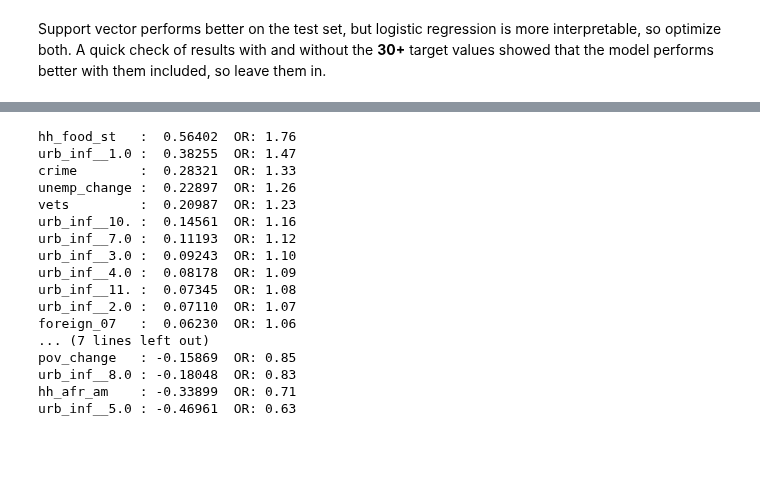
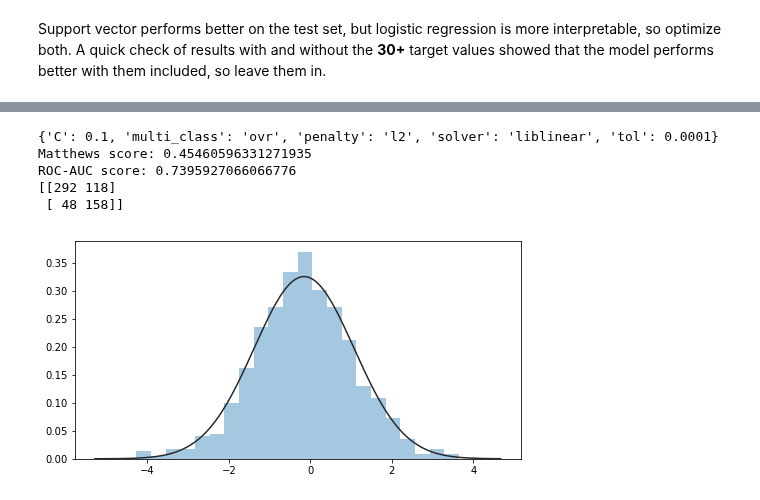
Before and after one commit to vincegiorno/drug_deaths, a Jupyter notebook: drug_deaths.ipynb, the cells around one changed output, grey strips where cells are left out. Drawn from its saved outputs; the diff is of its cells as text; code cells hidden in the pictures; blank space fills up the shorter version.

Commit message:
adjust for new results with stratified train-test split

```diff
--- a/drug_deaths.ipynb
+++ b/drug_deaths.ipynb
@@ -1043,3 +929,0 @@ The scores are close to each other and to those with the extreme outliers remove
-# %%
-residuals = model.best_estimator_.decision_function(X_test)
-sns.distplot(residuals, fit=norm, kde=False)
@@ -1049,3 +929,0 @@ sns.distplot(residuals, fit=norm, kde=False)
-# %%
-residuals = model2.best_estimator_.decision_function(X_test)
-sns.distplot(residuals, fit=norm, kde=False)
@@ -1080,23 +929,0 @@ hh_afr_am    : -0.34119  OR: 0.71
-# %%
-feature_rank = zip(X_train.columns, model2.best_estimator_.coef_[0])
-results = sorted(feature_rank, key=lambda tup: tup[1], reverse=True)
-for f, r in results:
-    print('{:13.12}: {:8.5f}  OR:{:5.2f} '.format(f, r, np.exp(r)))
-# %% [output]
-hh_food_st   :  0.56402  OR: 1.76
-urb_inf__1.0 :  0.38255  OR: 1.47
-crime        :  0.28321  OR: 1.33
-unemp_change :  0.22897  OR: 1.26
-vets         :  0.20987  OR: 1.23
-urb_inf__10. :  0.14561  OR: 1.16
-urb_inf__7.0 :  0.11193  OR: 1.12
-urb_inf__3.0 :  0.09243  OR: 1.10
-urb_inf__4.0 :  0.08178  OR: 1.09
-urb_inf__11. :  0.07345  OR: 1.08
-urb_inf__2.0 :  0.07110  OR: 1.07
-foreign_07   :  0.06230  OR: 1.06
-... (7 lines left out)
-pov_change   : -0.15869  OR: 0.85
-urb_inf__8.0 : -0.18048  OR: 0.83
-hh_afr_am    : -0.33899  OR: 0.71
-urb_inf__5.0 : -0.46961  OR: 0.63
@@ -1102,0 +934,32 @@ urb_inf__5.0 : -0.46961  OR: 0.63
+# %%
+def optimize(clf, params, X, Y, t_size, rand):
+    X_train, X_test, Y_train, Y_test = train_test_split(X, Y, test_size=t_size, random_state=rand, stratify=Y)
+    model = GridSearchCV(clf, param_grid=params, scoring=matthews)
+    model.fit(robust.fit_transform(X_train), Y_train)
+    print('Optimal parameters: {}'.format(model.best_params_))
+    Xr_test = robust.fit_transform(X_test)
+    preds = model.predict(Xr_test)
+    print('Matthews score: {}'.format(matthews_corrcoef(Y_test, preds)))
+    Y_binary = [1 if p == '16-31.9' else 0 for p in Y_test]
+    preds_binary = [1 if p == '16-31.9' else 0 for p in preds]
+    print('ROC-AUC score: {}'.format(roc_auc_score(Y_binary, preds_binary)))
+    print(confusion_matrix(Y_test, preds))
+    residuals = model.best_estimator_.decision_function(Xr_test)
+    sns.distplot(residuals, fit=norm, kde=False)
+    return model
+# %%
+lrc_params = [{ 'penalty': ['l1', 'l2'], 'tol': [1e-4, 1e-3], 'C': [1e-2, 1e-1, 1, 2, 3, 4, 5],
+               'solver': ['liblinear'], 'multi_class': ['ovr']},
+            { 'penalty': ['l2'], 'tol': [1e-4, 1e-3], 'C': [1e-2, 1e-1, 1, 2, 3, 4, 5],
+             'solver': ['newton-cg', 'lbfgs'], 'multi_class': ['ovr', 'multinomial']}]
+
+# The sag and saga solvers did not converge, and neither did the other solvers for tolerance values below .0001
+# %%
+lrc_1 = optimize(lrc, lrc_params, X, Y_2, 0.2, 13)
+# %% [output]
+{'C': 0.1, 'multi_class': 'ovr', 'penalty': 'l2', 'solver': 'liblinear', 'tol': 0.0001}
+Matthews score: 0.45460596331271935
+ROC-AUC score: 0.7395927066066776
+[[292 118]
+ [ 48 158]]
+[figure, added]
```
Also changed, not shown: parts of 33 cells of this notebook.
